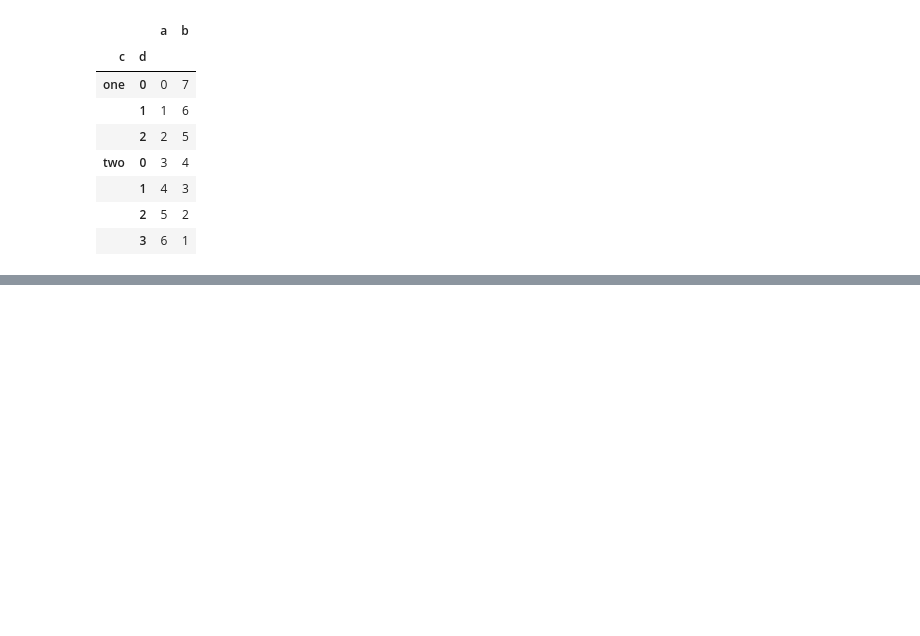
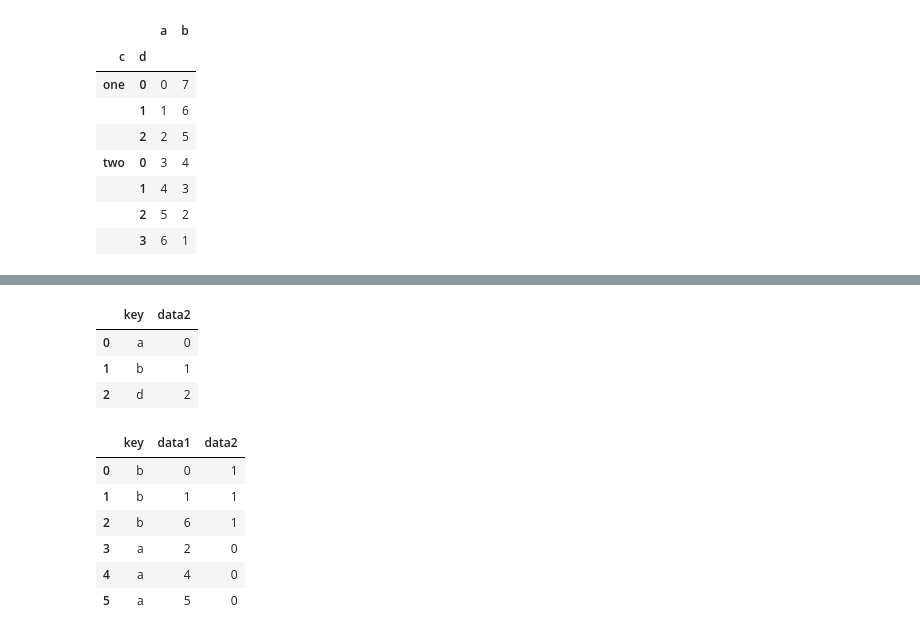
Before and after one commit to scottzig/pandas-mckinney, a Jupyter notebook: chapter_8.ipynb, the cells around one changed output, grey strips where cells are left out. Drawn from its saved outputs; the diff is of its cells as text; code cells hidden in the pictures; blank space fills up the shorter version.

```diff
--- a/chapter_8.ipynb
+++ b/chapter_8.ipynb
@@ -89,3 +89,8 @@ frame2
 |  | 1 | 4 | 3 |
 |  | 2 | 5 | 2 |
 |  | 3 | 6 | 1 |
+# %%
+# Database-style merging in pandas
+df1 = pd.DataFrame({"key": ["b", "b", "a", "c", "a", "a", "b"],
+                    "data1": pd.Series(range(7), dtype="Int64")})
+df1
@@ -91,0 +106,20 @@ frame2
+# %%
+df2 = pd.DataFrame({"key": ["a", "b", "d"],
+                    "data2": pd.Series(range(3), dtype="Int64")})
+df2
+# %% [output]
+|  | key | data2 |
+| 0 | a | 0 |
+| 1 | b | 1 |
+| 2 | d | 2 |
+# %%
+# Execute a many-to-one join
+pd.merge(df1, df2, on="key")
+# %% [output]
+|  | key | data1 | data2 |
+| 0 | b | 0 | 1 |
+| 1 | b | 1 | 1 |
+| 2 | b | 6 | 1 |
+| 3 | a | 2 | 0 |
+| 4 | a | 4 | 0 |
+| 5 | a | 5 | 0 |
```
Also changed, not shown: parts of 22 cells of this notebook.
